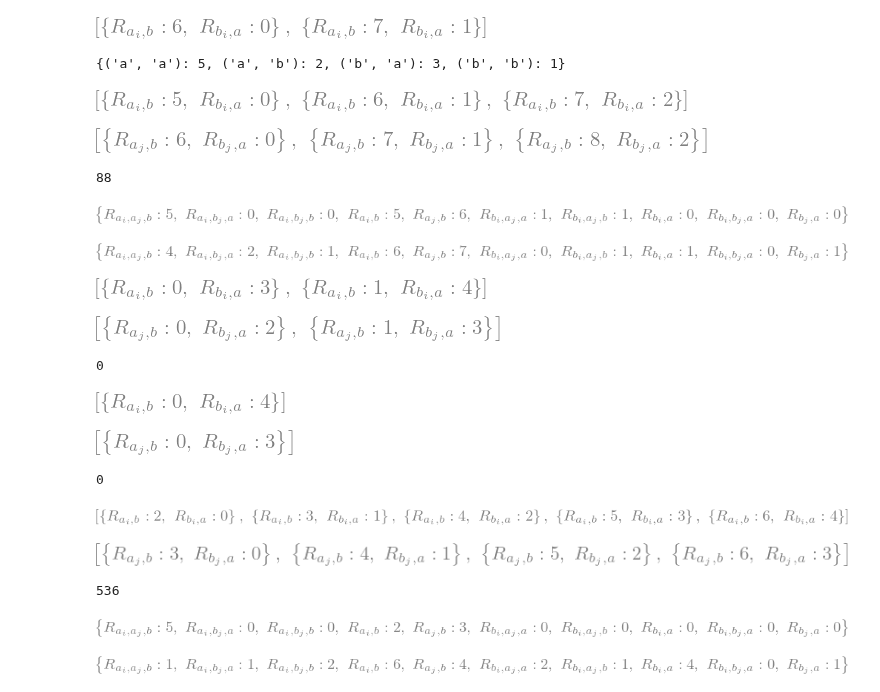
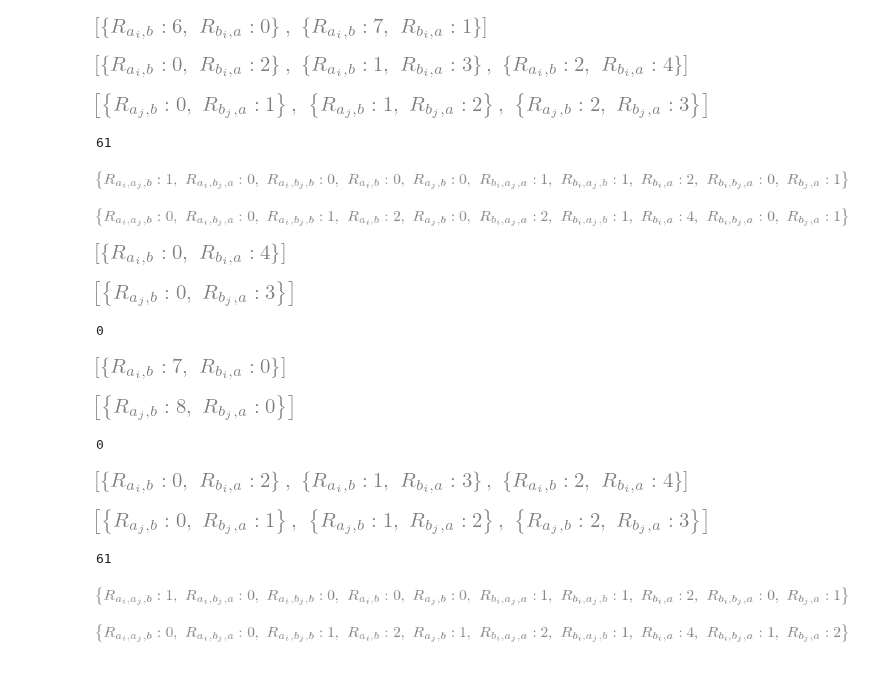
Before and after one commit to andrescorrada/IntroductionToAlgebraicEvaluation, a Jupyter notebook: python/docs/source/notebooks/AlgebraAndGeometryOfNTQR.ipynb, the cells around one changed output. Saved outputs shown, nothing was run; the diff lists cells and outputs as text; code cells hidden in the pictures.

```diff
--- a/python/docs/source/notebooks/AlgebraAndGeometryOfNTQR.ipynb
+++ b/python/docs/source/notebooks/AlgebraAndGeometryOfNTQR.ipynb
@@ -254,12 +254,12 @@ Becomes after test responses:
 list(mVarieties.variety(('i',)))
 # %% [output]
 [figure]
-# %%
-synthetic_responses
-# %% [output]
-{('a', 'a'): 5, ('a', 'b'): 2, ('b', 'a'): 3, ('b', 'b'): 1}
 # %%
-mVarieties =ntqr.evaluations.MAxiomsVarieties(labels,classifiers,synthetic_responses,(2,9),2)
+# Another point in the answer-key Q-simplex yields different evaluations
+# for the same test results.
+qa = random.randint(1,Q)
+qb = Q - qa
+mVarieties =ntqr.evaluations.MAxiomsVarieties(labels,classifiers,synthetic_responses,(qa,qb),2)
 display(list(mVarieties.variety(('i',))))
 display(list(mVarieties.variety(('j',))))
 m2_points = list(mVarieties.variety(('i','j',)))
@@ -270,13 +270,14 @@ if len(m2_points) > 0:
 # %% [output]
 [figure]
 [figure]
-88
+61
 [figure]
 [figure]
 # %%
 # Some assumed points in the answer-key simplex cannot explain the test results -
 # There are no pair responses values that satisfy the M=2 axioms.
-mVarieties =ntqr.evaluations.MAxiomsVarieties(labels,classifiers,synthetic_responses,(10,1),2)
+# This tends to happen at the ends of the Q-simplex for binary classification.
+mVarieties =ntqr.evaluations.MAxiomsVarieties(labels,classifiers,synthetic_responses,(Q,0),2)
 display(list(mVarieties.variety(('i',))))
 display(list(mVarieties.variety(('j',))))
 m2_points = list(mVarieties.variety(('i','j',)))
@@ -285,13 +286,14 @@ if len(m2_points) > 0:
     display(m2_points[0])
     display(random.choice(m2_points))
 # %% [output]
-[figure, old version]
+[figure, new version]
-[figure, old version]
+[figure, new version]
 0
 # %%
 # Some assumed points in the answer-key simplex cannot explain the test results -
 # There are no pair responses values that satisfy the M=2 axioms.
-mVarieties =ntqr.evaluations.MAxiomsVarieties(labels,classifiers,synthetic_responses,(11,0),2)
+# This tends to happen at the ends of the Q-simplex for binary classification.
+mVarieties =ntqr.evaluations.MAxiomsVarieties(labels,classifiers,synthetic_responses,(0,Q),2)
 display(list(mVarieties.variety(('i',))))
 display(list(mVarieties.variety(('j',))))
 m2_points = list(mVarieties.variety(('i','j',)))
@@ -300,22 +302,22 @@ if len(m2_points) > 0:
     display(m2_points[0])
     display(random.choice(m2_points))
 # %% [output]
-[figure, old version]
+[figure, new version]
 [figure]
 0
 # %%
 # But other answer-key simplex points are consistent with the observed test results.
-mVarieties =ntqr.evaluations.MAxiomsVarieties(labels,classifiers,synthetic_responses,(5,6),2)
+mVarieties =ntqr.evaluations.MAxiomsVarieties(labels,classifiers,synthetic_responses,(Q-2,2),2)
 display(list(mVarieties.variety(('i',))))
 display(list(mVarieties.variety(('j',))))
 m2_points = list(mVarieties.variety(('i','j',)))
 print(len(m2_points))
 if len(m2_points) > 0:
     display(m2_points[0])
     display(random.choice(m2_points))
 # %% [output]
-[figure, old version]
+[figure, new version]
-[figure, old version]
+[figure, new version]
-536
+61
 [figure]
 [figure]
```
Also changed, not shown: parts of 3 cells of this notebook, 1 other file.
